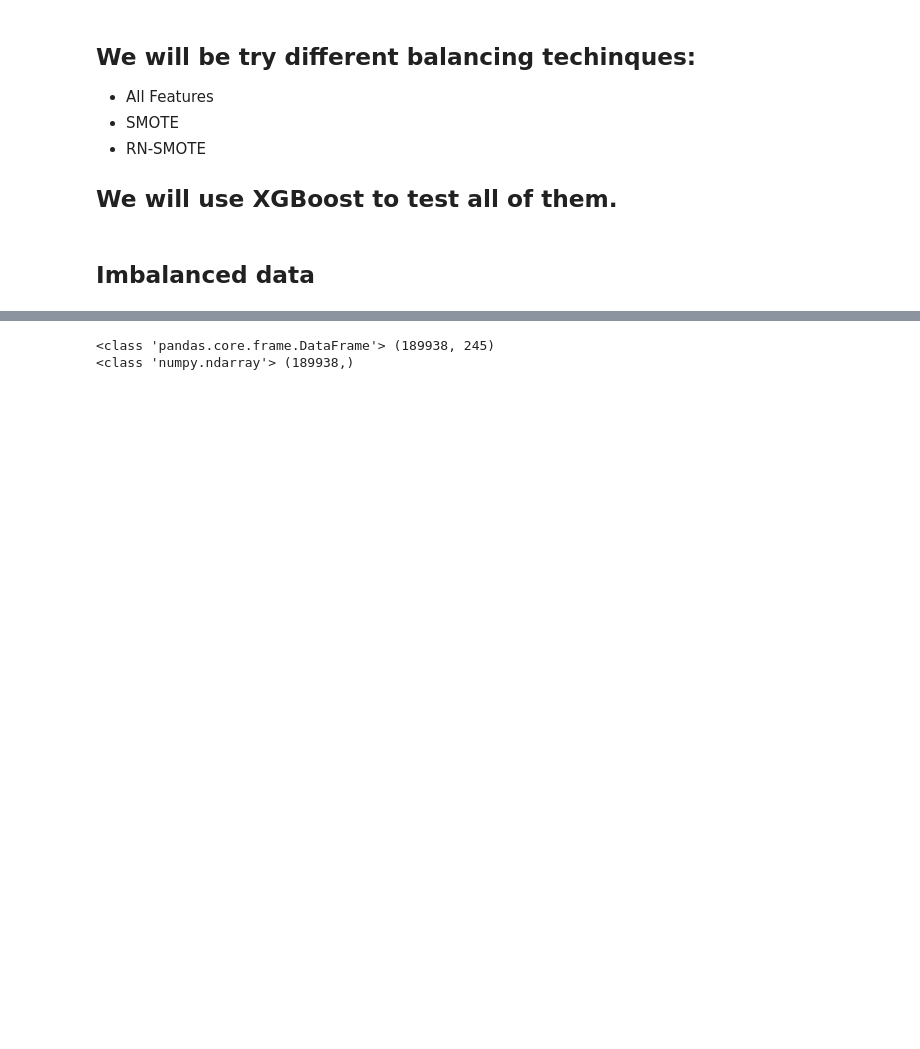
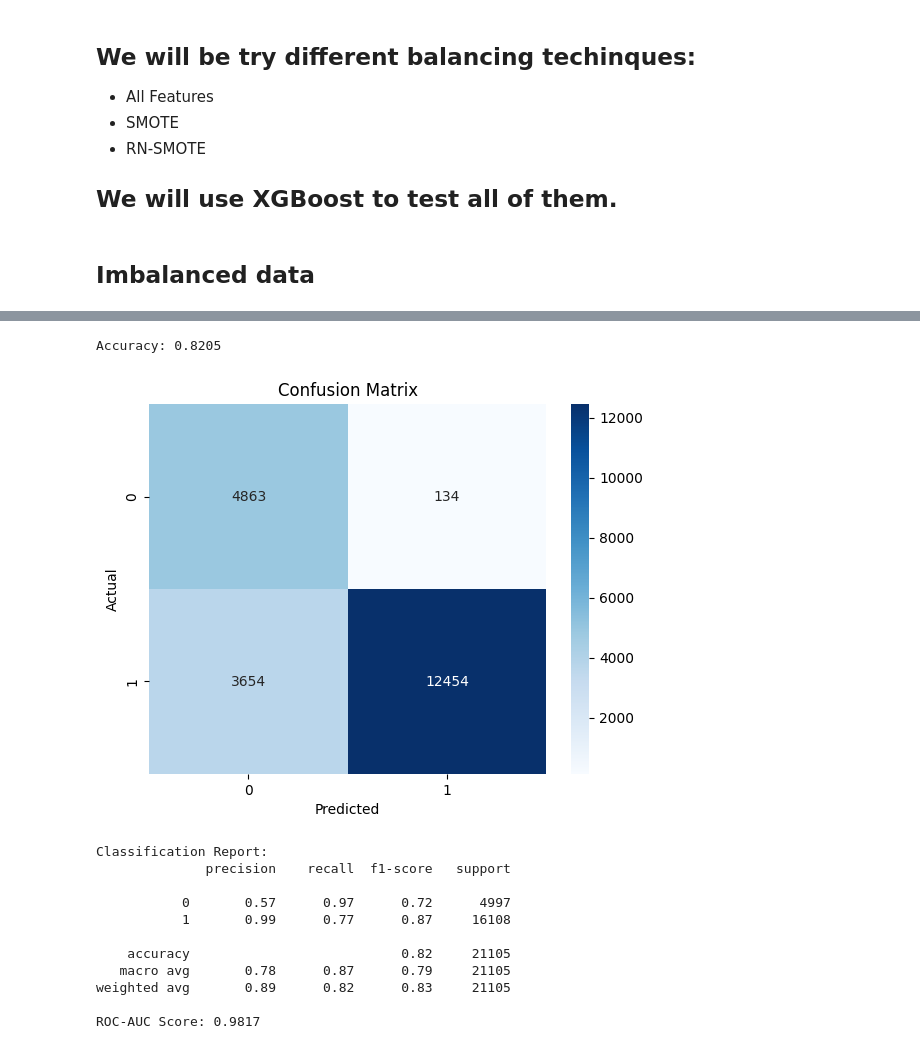
Before and after one commit to marawanattya/RN-SMOTE-on-Imbalanced-Data, a Jupyter notebook: src/RN_SMOTE.ipynb, the cells around one changed output, grey strips where cells are left out. Saved outputs shown, nothing was run; the diff lists cells and outputs as text; code cells hidden in the pictures; blank space fills up the shorter version.

```diff
--- a/src/RN_SMOTE.ipynb
+++ b/src/RN_SMOTE.ipynb
@@ -321,8 +471,38 @@ XGBClassifier(base_score=None, booster=None, callbacks=None,
 # %%
-y_pred = model.predict(X_test)
+y_pred_rnsmote = model_rnsmote.predict(X_test)
-# %%
-print(type(X_train), X_train.shape)
-print(type(y_train), y_train.shape)
-# %% [output]
-<class 'pandas.core.frame.DataFrame'> (189938, 245)
-<class 'numpy.ndarray'> (189938,)
+# %%
+# Accuracy
+accuracy = accuracy_score(y_test, y_pred_rnsmote)
+print(f"Accuracy: {accuracy:.4f}")
+
+# Confusion Matrix
+conf_matrix = confusion_matrix(y_test, y_pred_rnsmote)
+sns.heatmap(conf_matrix, annot=True, fmt="d", cmap="Blues")
+plt.xlabel("Predicted")
+plt.ylabel("Actual")
+plt.title("Confusion Matrix")
+plt.show()
+
+# Classification Report
+print("Classification Report:")
+print(classification_report(y_test, y_pred_rnsmote))
+
+# ROC-AUC (for binary classification)
+if len(set(y_test)) == 2:
+    y_pred_proba_rnsmote = model_rnsmote.predict_proba(X_test)[:, 1]
+    roc_auc = roc_auc_score(y_test, y_pred_proba)
+    print(f"ROC-AUC Score: {roc_auc:.4f}")
+# %% [output]
+Accuracy: 0.8205
+[figure, added]
+Classification Report:
+              precision    recall  f1-score   support
+
+           0       0.57      0.97      0.72      4997
+           1       0.99      0.77      0.87     16108
+
+    accuracy                           0.82     21105
+   macro avg       0.78      0.87      0.79     21105
+weighted avg       0.89      0.82      0.83     21105
+
+ROC-AUC Score: 0.9817
```
Also changed, not shown: parts of 12 cells of this notebook.
